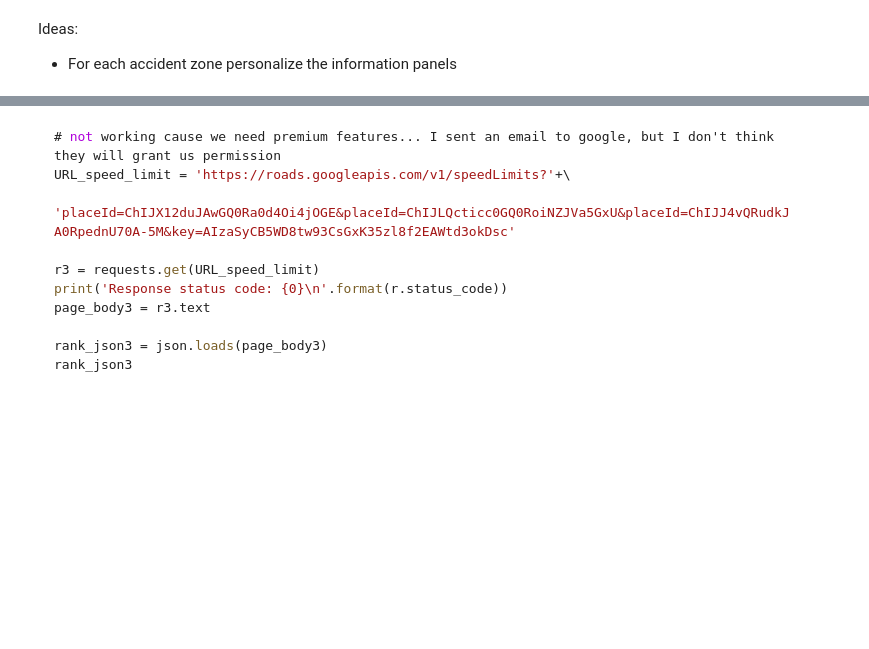
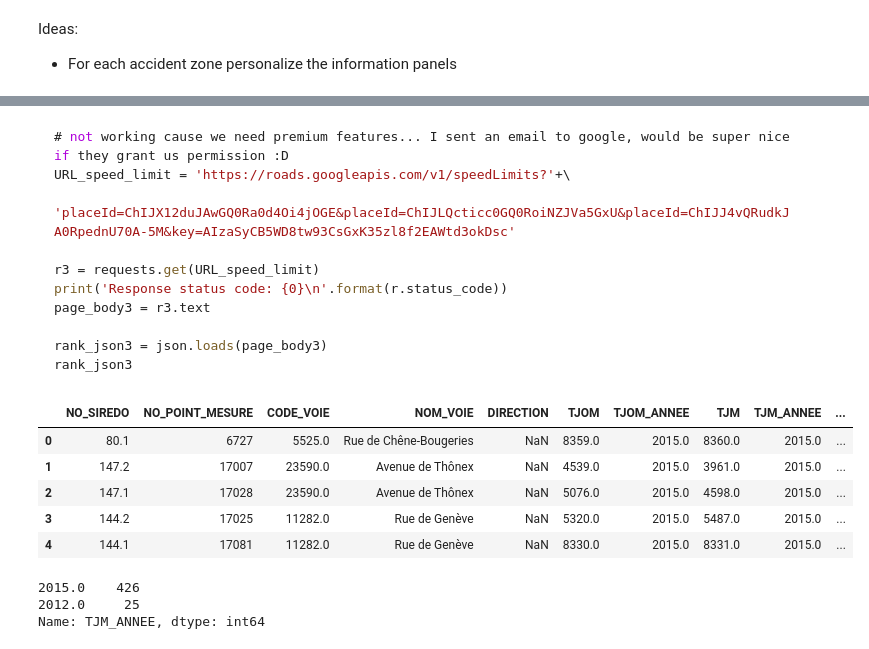
Before and after one commit to LucaZampieri/ADA_homework_LMX, a Jupyter notebook: LMX_Project/LUCA/Geneva_accidents_luca.ipynb, the cells around one changed output, grey strips where cells are left out. Saved outputs shown, nothing was run; the diff lists cells and outputs as text; code cells hidden in the pictures; blank space fills up the shorter version.

````diff
--- a/LMX_Project/LUCA/Geneva_accidents_luca.ipynb
+++ b/LMX_Project/LUCA/Geneva_accidents_luca.ipynb
@@ -558,6 +816,6 @@ Response status code: 200
 # %% [markdown]
 ```go
-# not working cause we need premium features... I sent an email to google, but I don't think they will grant us permission
+# not working cause we need premium features... I sent an email to google, would be super nice if they grant us permission :D
 URL_speed_limit = 'https://roads.googleapis.com/v1/speedLimits?'+\
                     'placeId=ChIJX12duJAwGQ0Ra0d4Oi4jOGE&placeId=ChIJLQcticc0GQ0RoiNZJVa5GxU&placeId=ChIJJ4vQRudkJA0RpednU70A-5M&key=AIzaSyCB5WD8tw93CsGxK35zl8f2EAWtd3okDsc'
 
@@ -568,3 +826,18 @@ page_body3 = r3.text
 rank_json3 = json.loads(page_body3)
 rank_json3
 ```
+# %%
+compt_trafic_df.head()
+# %% [output]
+|  | NO_SIREDO | NO_POINT_MESURE | CODE_VOIE | NOM_VOIE | DIRECTION | TJOM | TJOM_ANNEE | TJM | TJM_ANNEE | ... |
+| 0 | 80.1 | 6727 | 5525.0 | Rue de Chêne-Bougeries | NaN | 8359.0 | 2015.0 | 8360.0 | 2015.0 | ... |
+| 1 | 147.2 | 17007 | 23590.0 | Avenue de Thônex | NaN | 4539.0 | 2015.0 | 3961.0 | 2015.0 | ... |
+| 2 | 147.1 | 17028 | 23590.0 | Avenue de Thônex | NaN | 5076.0 | 2015.0 | 4598.0 | 2015.0 | ... |
+| 3 | 144.2 | 17025 | 11282.0 | Rue de Genève | NaN | 5320.0 | 2015.0 | 5487.0 | 2015.0 | ... |
+| 4 | 144.1 | 17081 | 11282.0 | Rue de Genève | NaN | 8330.0 | 2015.0 | 8331.0 | 2015.0 | ... |
+# %%
+compt_trafic_df.TJM_ANNEE.value_counts()
+# %% [output]
+2015.0    426
+2012.0     25
+Name: TJM_ANNEE, dtype: int64
````
Also changed, not shown: parts of 39 cells of this notebook, 7 other files.
